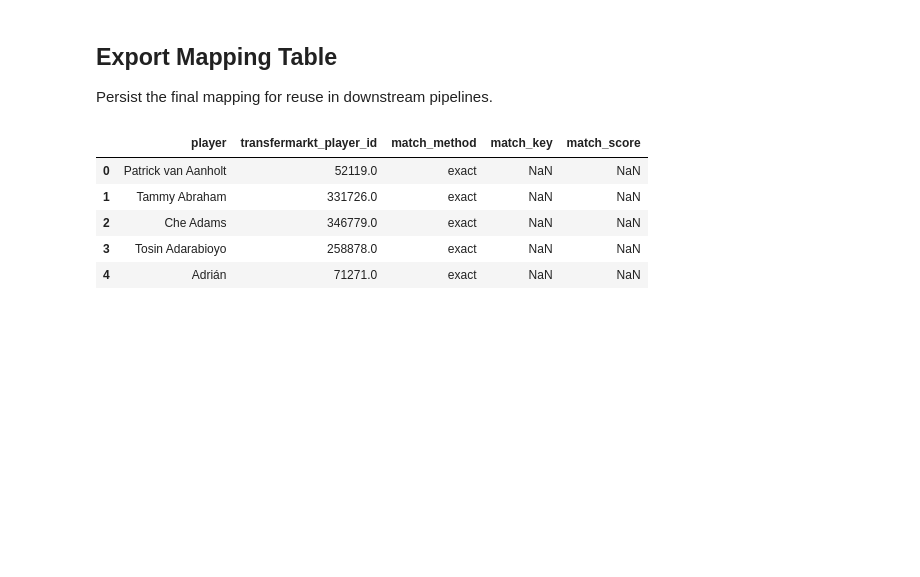
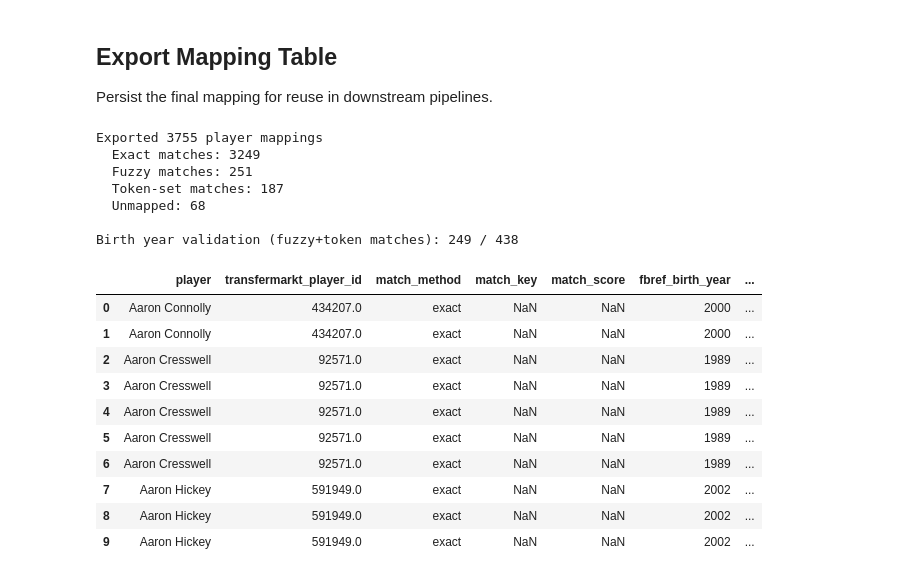
Before and after one commit to Nacnano/football-data-project, a Jupyter notebook: notebooks/mapping_pipeline.ipynb, the cells around one changed output. Cells and saved outputs as stored; diff of their text form; code cells hidden in the pictures; blank space fills up the shorter version.

```diff
--- a/notebooks/mapping_pipeline.ipynb
+++ b/notebooks/mapping_pipeline.ipynb
@@ -240,27 +404,29 @@ Merge fuzzy results with baseline matches and quantify remaining gaps.
 # %%
 exact_matches = exact_matches.rename(columns={'player_id': 'player_id_exact'})
 
-
 combined_matches = exact_matches.merge(
-    fuzzy_matches[['player', 'player_id_fuzzy', 'match_key', 'match_score']],
+    fuzzy_matches[['player', 'player_id_fuzzy', 'match_key', 'match_score', 'match_birth_year', 'match_country']],
     on='player',
     how='left')
 
-
 combined_matches['player_id_final'] = combined_matches['player_id_exact'].fillna(combined_matches['player_id_fuzzy'])
-
 
 combined_matches['match_method'] = np.select(
     [combined_matches['player_id_exact'].notna(), combined_matches['player_id_fuzzy'].notna()],
     ['exact', 'fuzzy'],
     default='missing')
 
+# Check attribute agreement for fuzzy matches
+combined_matches['birth_year_match'] = (
+    combined_matches['birth_year_fbref'] == combined_matches['match_birth_year']
+)
+combined_matches['country_match'] = (
+    combined_matches['country_code'] == combined_matches['match_country']
+)
 
 overall_coverage = combined_matches['player_id_final'].notna().mean()
 
 print(f"Combined mapping coverage: {overall_coverage:.1%}")
 
-
-
 combined_matches.head()
 # %% [output]
@@ -328,7 +533,6 @@ Players pending advanced matching: 131
 Use token-based similarity to recover additional mappings for the remaining unmatched players.
 # %%
 from fuzzywuzzy import process, fuzz
-
 
 def token_set_lookup(target: str, threshold: int = 92):
     if not target:
@@ -336,9 +540,10 @@ def token_set_lookup(target: str, threshold: int = 92):
     match = process.extractOne(target, candidate_keys, scorer=fuzz.token_set_ratio)
     if match and match[1] >= threshold:
         key, score = match[0], match[1] / 100.0
-        ids = key_to_ids.get(key, [])
-        if ids:
-            return {'name_norm_candidate': key, 'player_id': ids[0], 'score': score}
+        records = key_to_records.get(key, [])
+        if records:
+            # Return the first record (could enhance to pick best by birth_year/country later)
+            return {'name_norm_candidate': key, 'player_id': records[0]['player_id'], 'score': score}
     return None
 
 advanced_matches = (
@@ -426,17 +698,41 @@ Persist the final mapping for reuse in downstream pipelines.
 # %%
 output_dir = Path('../data/mappings')
 output_dir.mkdir(parents=True, exist_ok=True)
 
-mapping_output = combined_matches[['player', 'player_id_final', 'match_method', 'match_key', 'match_score']].copy()
+mapping_output = combined_matches[['player', 'player_id_final', 'match_method', 'match_key', 'match_score', 'birth_year_fbref', 'birth_year_match']].copy()
 
-mapping_output = mapping_output.rename(columns={'player_id_final': 'transfermarkt_player_id'})
+mapping_output = mapping_output.rename(columns={
+    'player_id_final': 'transfermarkt_player_id',
+    'birth_year_fbref': 'fbref_birth_year',
+    'birth_year_match': 'birth_year_validated'
+})
 
 mapping_output.to_csv(output_dir / 'fbref_transfermarkt_player_ids.csv', index=False)
-mapping_output.head()
+
+print(f"Exported {len(mapping_output)} player mappings")
+print(f"  Exact matches: {(mapping_output['match_method'] == 'exact').sum()}")
+print(f"  Fuzzy matches: {(mapping_output['match_method'] == 'fuzzy').sum()}")
+print(f"  Token-set matches: {(mapping_output['match_method'] == 'token').sum()}")
+print(f"  Unmapped: {(mapping_output['match_method'] == 'missing').sum()}")
+print(f"\nBirth year validation (fuzzy+token matches): {mapping_output[mapping_output['match_method'].isin(['fuzzy', 'token'])]['birth_year_validated'].sum()} / {len(mapping_output[mapping_output['match_method'].isin(['fuzzy', 'token'])])}")
+
+mapping_output.head(10)
 # %% [output]
+Exported 3755 player mappings
+  Exact matches: 3249
+  Fuzzy matches: 251
+  Token-set matches: 187
+  Unmapped: 68
+
+Birth year validation (fuzzy+token matches): 249 / 438
-|  | player | transfermarkt_player_id | match_method | match_key | match_score |
-| 0 | Patrick van Aanholt | 52119.0 | exact | NaN | NaN |
-| 1 | Tammy Abraham | 331726.0 | exact | NaN | NaN |
-| 2 | Che Adams | 346779.0 | exact | NaN | NaN |
-| 3 | Tosin Adarabioyo | 258878.0 | exact | NaN | NaN |
-| 4 | Adrián | 71271.0 | exact | NaN | NaN |
+|  | player | transfermarkt_player_id | match_method | match_key | match_score | fbref_birth_year | ... |
+| 0 | Aaron Connolly | 434207.0 | exact | NaN | NaN | 2000 | ... |
+| 1 | Aaron Connolly | 434207.0 | exact | NaN | NaN | 2000 | ... |
+| 2 | Aaron Cresswell | 92571.0 | exact | NaN | NaN | 1989 | ... |
+| 3 | Aaron Cresswell | 92571.0 | exact | NaN | NaN | 1989 | ... |
+| 4 | Aaron Cresswell | 92571.0 | exact | NaN | NaN | 1989 | ... |
+| 5 | Aaron Cresswell | 92571.0 | exact | NaN | NaN | 1989 | ... |
+| 6 | Aaron Cresswell | 92571.0 | exact | NaN | NaN | 1989 | ... |
+| 7 | Aaron Hickey | 591949.0 | exact | NaN | NaN | 2002 | ... |
+| 8 | Aaron Hickey | 591949.0 | exact | NaN | NaN | 2002 | ... |
+| 9 | Aaron Hickey | 591949.0 | exact | NaN | NaN | 2002 | ... |
```
Also changed, not shown: parts of 21 cells of this notebook, 1 other file.
